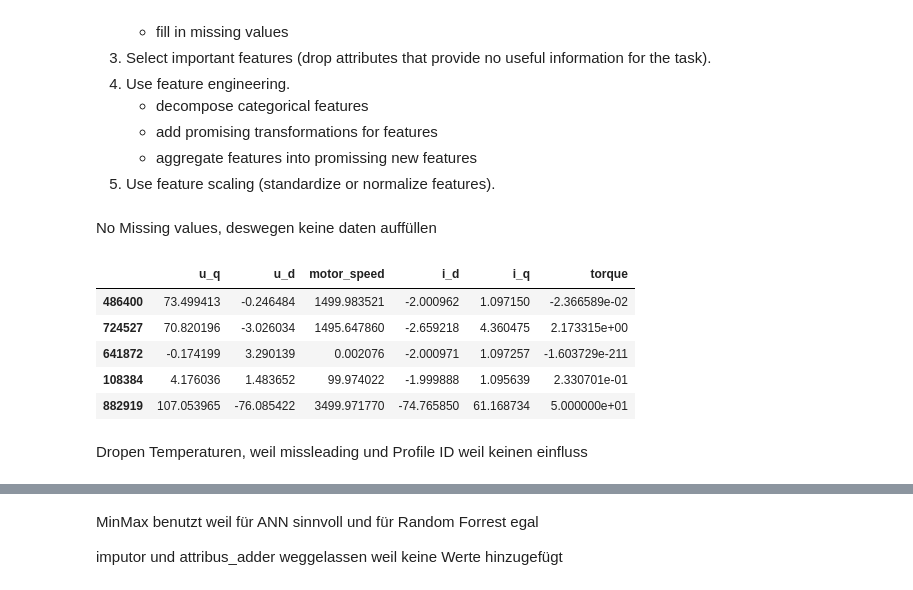
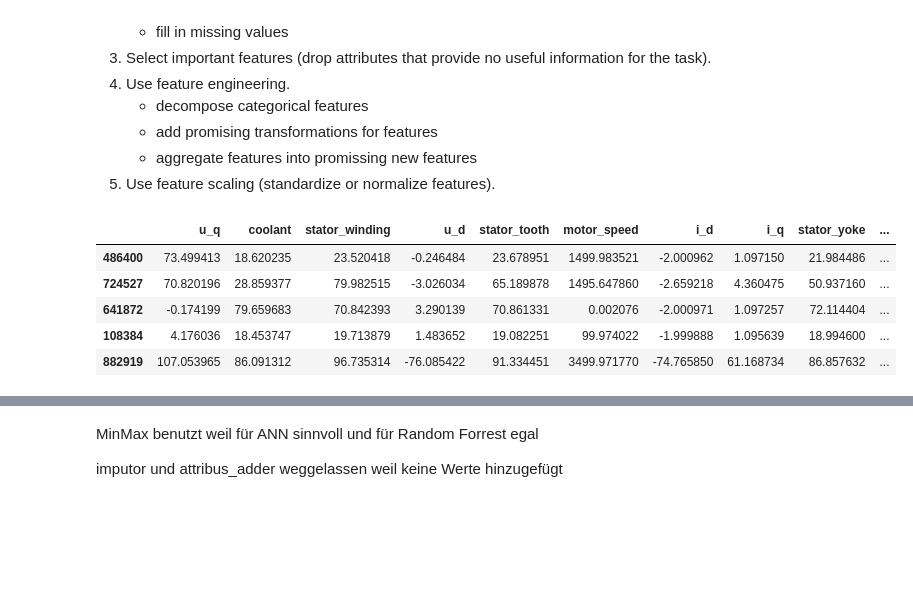
Before and after one commit to fynnbuhl/ML-SS25, a Jupyter notebook: Projekt_Gruppe9_MotorTemperatur.ipynb, the cells around one changed output, grey strips where cells are left out. Drawn from its saved outputs; the diff is of its cells as text; code cells hidden in the pictures; blank space fills up the shorter version.

```diff
--- a/Projekt_Gruppe9_MotorTemperatur.ipynb
+++ b/Projekt_Gruppe9_MotorTemperatur.ipynb
@@ -269,20 +323,17 @@ motor__pm_labels = strat_train_set["pm"].copy()
-# %% [markdown]
-No Missing values, deswegen keine daten auffüllen
 # %%
-# Daten bereinigen von missleading Information
-motor = motor.drop("coolant", axis=1)
-motor = motor.drop("stator_winding", axis=1)
-motor = motor.drop("stator_tooth", axis=1)
-motor = motor.drop("stator_yoke", axis=1)
-motor = motor.drop("ambient", axis=1)
+# Daten bereinigen von unwichtigen Information
 motor = motor.drop("profile_id", axis=1)
+#motor = motor.drop("coolant", axis=1)
+#motor = motor.drop("stator_winding", axis=1)
+#motor = motor.drop("stator_tooth", axis=1)
+#motor = motor.drop("stator_yoke", axis=1)
+#motor = motor.drop("ambient", axis=1)
+
 motor.head()
 # %% [output]
-|  | u_q | u_d | motor_speed | i_d | i_q | torque |
-| 486400 | 73.499413 | -0.246484 | 1499.983521 | -2.000962 | 1.097150 | -2.366589e-02 |
-| 724527 | 70.820196 | -3.026034 | 1495.647860 | -2.659218 | 4.360475 | 2.173315e+00 |
-| 641872 | -0.174199 | 3.290139 | 0.002076 | -2.000971 | 1.097257 | -1.603729e-211 |
-| 108384 | 4.176036 | 1.483652 | 99.974022 | -1.999888 | 1.095639 | 2.330701e-01 |
-| 882919 | 107.053965 | -76.085422 | 3499.971770 | -74.765850 | 61.168734 | 5.000000e+01 |
+|  | u_q | coolant | stator_winding | u_d | stator_tooth | motor_speed | i_d | i_q | stator_yoke | ... |
+| 486400 | 73.499413 | 18.620235 | 23.520418 | -0.246484 | 23.678951 | 1499.983521 | -2.000962 | 1.097150 | 21.984486 | ... |
+| 724527 | 70.820196 | 28.859377 | 79.982515 | -3.026034 | 65.189878 | 1495.647860 | -2.659218 | 4.360475 | 50.937160 | ... |
+| 641872 | -0.174199 | 79.659683 | 70.842393 | 3.290139 | 70.861331 | 0.002076 | -2.000971 | 1.097257 | 72.114404 | ... |
+| 108384 | 4.176036 | 18.453747 | 19.713879 | 1.483652 | 19.082251 | 99.974022 | -1.999888 | 1.095639 | 18.994600 | ... |
+| 882919 | 107.053965 | 86.091312 | 96.735314 | -76.085422 | 91.334451 | 3499.971770 | -74.765850 | 61.168734 | 86.857632 | ... |
-# %% [markdown]
-Dropen Temperaturen, weil missleading und Profile ID weil keinen einfluss
```
Also changed, not shown: parts of 29 cells of this notebook.
